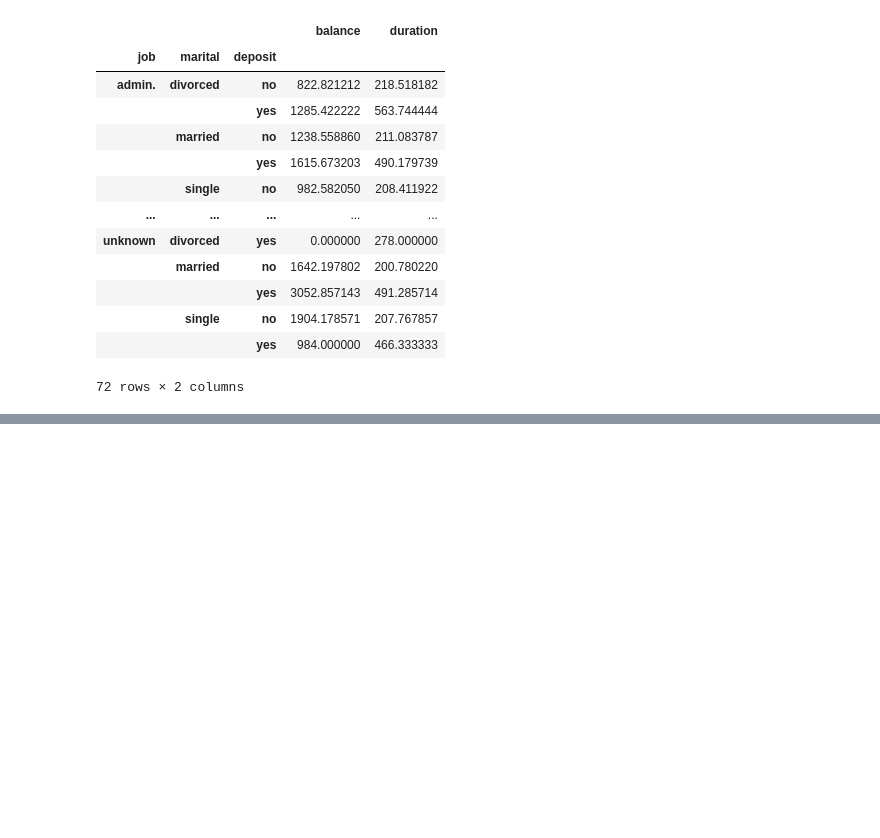
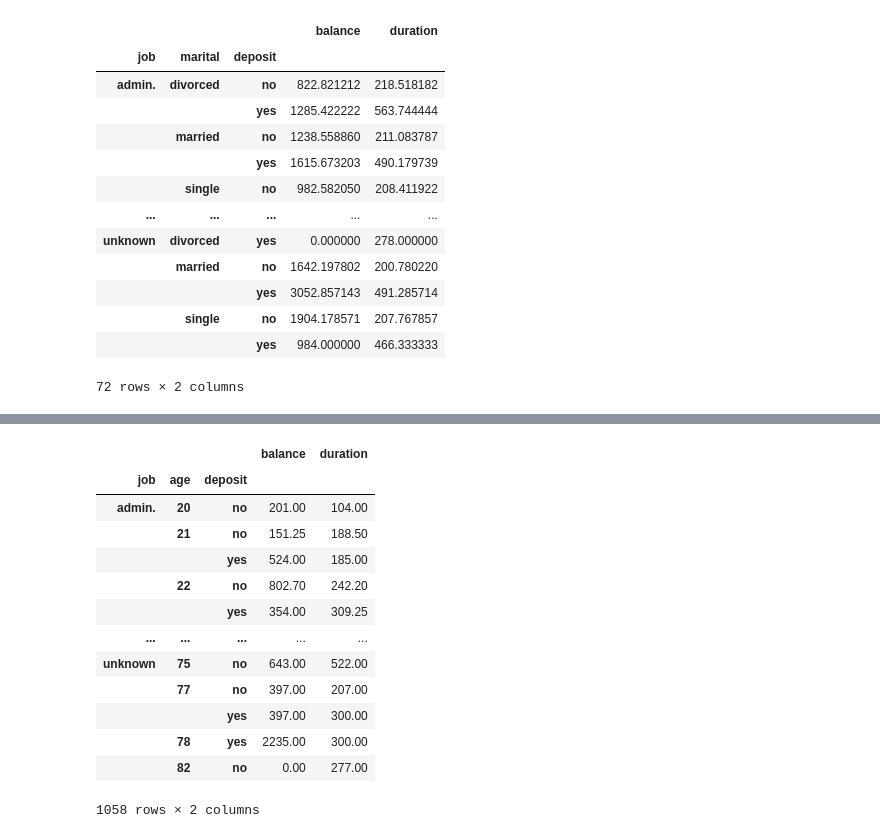
Before and after one commit to 007Akim/ProjectOne, a Jupyter notebook: notebook/ProjectOne_Rough_Draft.ipynb, the cells around one changed output, grey strips where cells are left out. Cells and saved outputs as stored; diff of their text form; code cells hidden in the pictures; blank space fills up the shorter version.

```diff
--- a/notebook/ProjectOne_Rough_Draft.ipynb
+++ b/notebook/ProjectOne_Rough_Draft.ipynb
@@ -1,7 +1,7 @@
 # %%
 import pandas as pd
 # %%
-df = pd.read_csv('Bank Target Marketing Dataset.csv')
+df = pd.read_csv('../data/raw/Bank Target Marketing Dataset.csv')
 # %%
 Bank_Target = df
 df
@@ -274,0 +255,17 @@ aggregate(df, ["job","marital","deposit"], {"balance":'mean',"duration": "mean"}
+# %%
+aggregate(df, ["job","age","deposit"], {"balance":'mean',"duration": "mean"})
+# %% [output]
+|  |  |  | balance | duration |
+| job | age | deposit |  |  |
+| admin. | 20 | no | 201.00 | 104.00 |
+|  | 21 | no | 151.25 | 188.50 |
+|  |  | yes | 524.00 | 185.00 |
+|  | 22 | no | 802.70 | 242.20 |
+|  |  | yes | 354.00 | 309.25 |
+| ... | ... | ... | ... | ... |
+| unknown | 75 | no | 643.00 | 522.00 |
+|  | 77 | no | 397.00 | 207.00 |
+|  |  | yes | 397.00 | 300.00 |
+|  | 78 | yes | 2235.00 | 300.00 |
+|  | 82 | no | 0.00 | 277.00 |
+1058 rows × 2 columns
```
Also changed, not shown: parts of 1 cell of this notebook.
